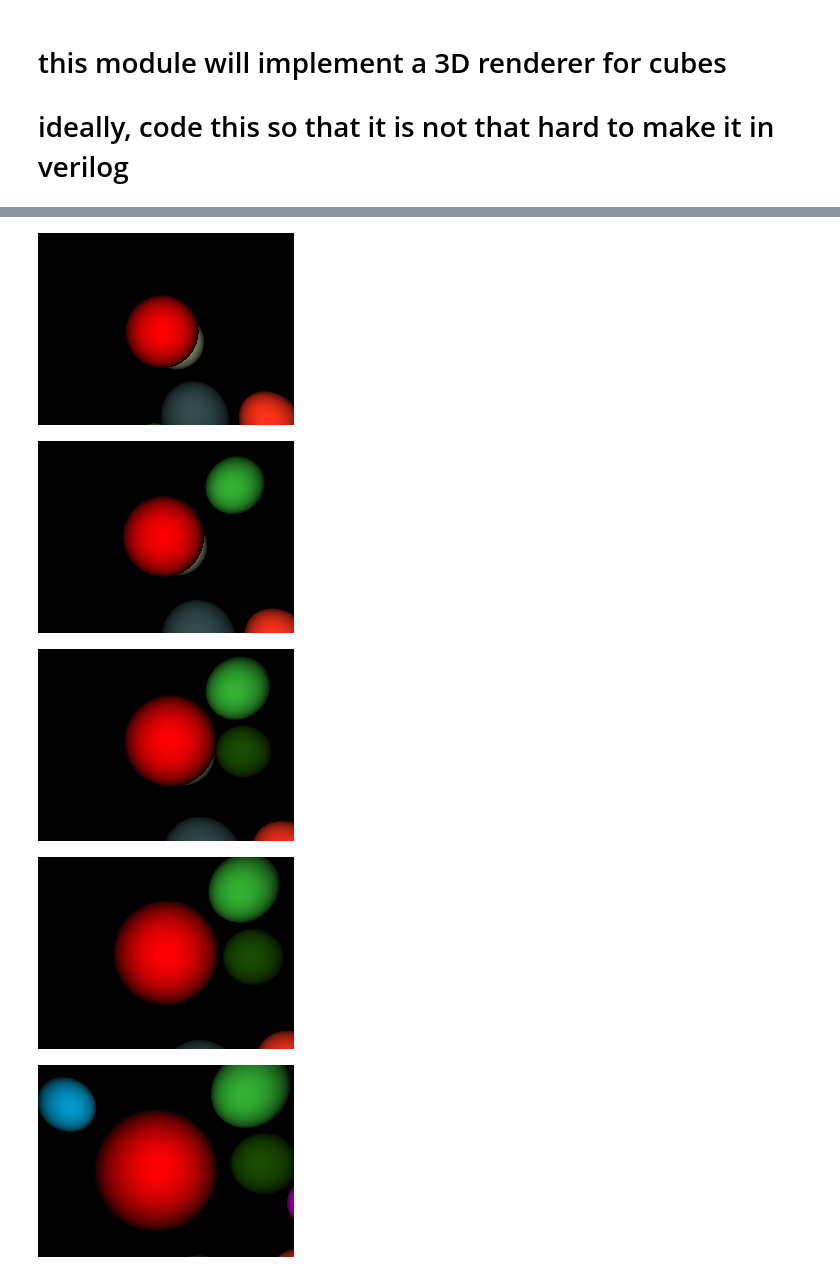
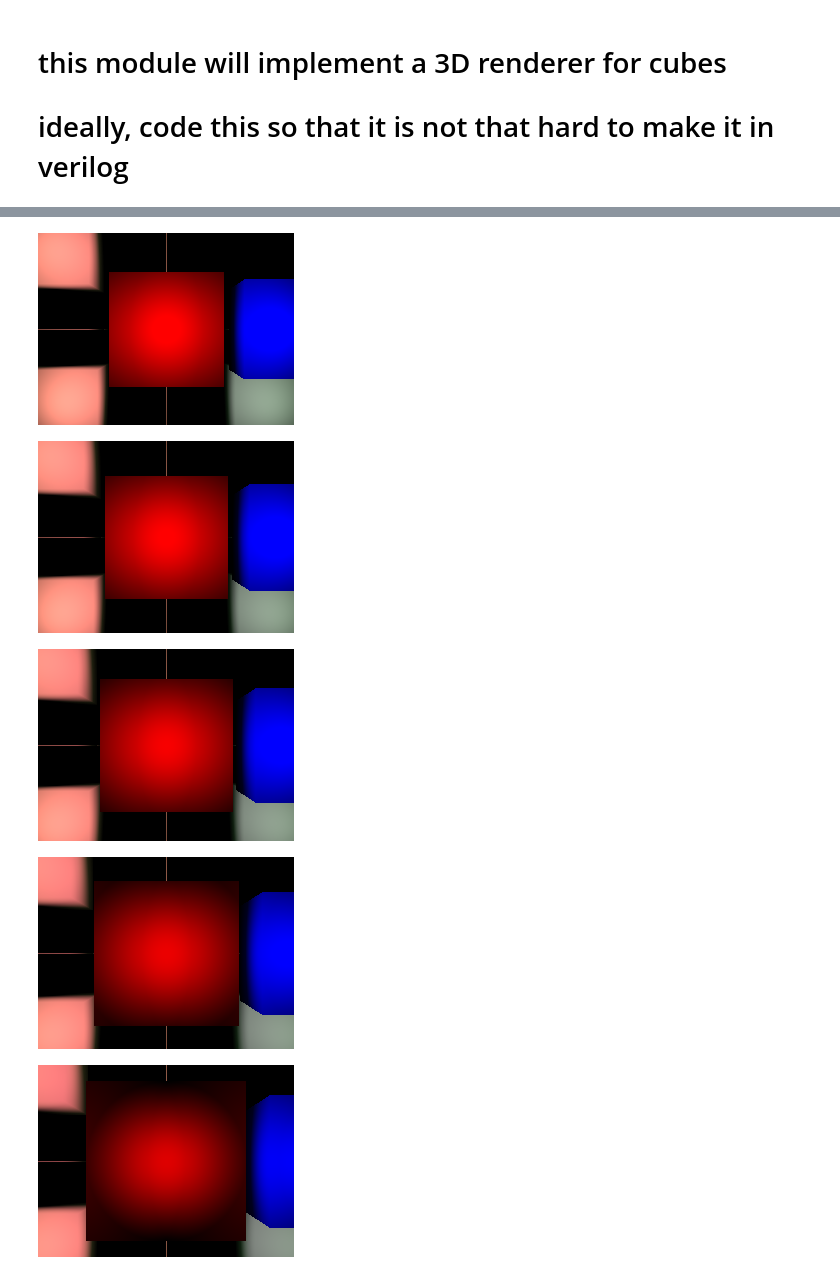
Before and after one commit to shreyka/huah_cubed, a Jupyter notebook: tools/renderer_python/renderer_manual.ipynb, the cells around one changed output, grey strips where cells are left out. Saved outputs shown, nothing was run; the diff lists cells and outputs as text; code cells hidden in the pictures.

```diff
--- a/tools/renderer_python/renderer_manual.ipynb
+++ b/tools/renderer_python/renderer_manual.ipynb
@@ -48,12 +64,11 @@ def dot(v1, v2):
 def eye_to_pixel(x, y):
     # TODO: future, need to incorporate rotation into this algorithm
     # right now, it will follow the player, but it will never rotate
-    proj_plane_top_left = (e[0] - w/2, e[1] - h/2, 200)
-    proj_plane_point = add(add(scale(u, x), scale(v, y)), proj_plane_top_left)
+    proj_plane_top_left = (e[0] - w/2, e[1] - h/2, 100) # ints
+    scale_u = scale(u, x)
+    scale_v = scale(v, y)
+    sum_scales = add(scale_u, scale_v)
+    proj_plane_point = add(sum_scales, proj_plane_top_left)
     dir = sub(proj_plane_point, e)
-    dir = scale(dir, 1/size(dir))
+    dir = normalize(dir)
     return dir
-
-# coords = [(0, 0), (w/2, h/2), (w, h)]
-# for x, y in coords:
-#     print(f"({x}, {y}) -> {eye_to_pixel(x, y)}")
@@ -141,7 +151,7 @@ def render_frame():
             block = -1
 
             for i in range(len(blocks_pos)):
-                if does_ray_block_intersect(ray, blocks_pos[i], 90, blocks_mat[i], t):
+                if does_ray_block_intersect(ray, blocks_pos[i], t):
                     block = i
                     break
 
@@ -174,15 +168,23 @@ display_image()
 # %%
-import random
-blocks_pos = [(1800, 1800, 700)]
-blocks_mat = [(1, 0, 0, 0.7)]
-for i in range(10):
-    render_frame()
-    display_image()
+do_random = True
 
-    for j in range(len(blocks_pos)):
-        blocks_pos[j] = (blocks_pos[j][0] + random.randint(-16, 16), blocks_pos[j][1] + random.randint(-16, 16), blocks_pos[j][2] - 50)
-    for j in range(random.randint(0, 10)):
-        if random.randint(0, 1) == 0:
-            blocks_pos.append((1800 + random.randint(-512, 512), 1800 + random.randint(-512, 512), blocks_pos[-1][2] + 32))
-            blocks_mat.append((random.randint(0, 10) / 10, random.randint(0, 10) / 10, random.randint(0, 10) / 10, random.randint(0, 10) / 10))
+if do_random:
+    import random
+    # blocks_pos = [(1800, 1800, 700)]
+    # blocks_mat = [(1, 0, 0, 0.7)]
+    # for j in range(random.randint(5, 20)):
+    #     if random.randint(0, 1) == 0:
+    #         blocks_pos.append((1800 + random.randint(-w, w), 1800 + random.randint(-h, h), blocks_pos[-1][2] + 32))
+    #         if random.randint(0, 1) == 0:
+    #             blocks_mat.append((1, 0, 0, 1))
+    #         else:
+    #             blocks_mat.append((0, 0, 1, 1))
+
+    for i in range(10):
+        render_frame()
+        display_image()
+
+        for j in range(len(blocks_pos)):
+            # blocks_pos[j] = (blocks_pos[j][0] + random.randint(-16, 16), blocks_pos[j][1] + random.randint(-16, 16), blocks_pos[j][2] - 50)
+            blocks_pos[j] = (blocks_pos[j][0] + 0, blocks_pos[j][1] + 0, blocks_pos[j][2] - 50)
 # %% [output]
@@ -193,5 +195,5 @@ for i in range(10):
-[figure, old version]
+[figure, new version]
-[figure, old version]
+[figure, new version]
-[figure, old version]
+[figure, new version]
-[figure, old version]
+[figure, new version]
-[figure, old version]
+[figure, new version]
```
Also changed, not shown: parts of 10 cells of this notebook.
